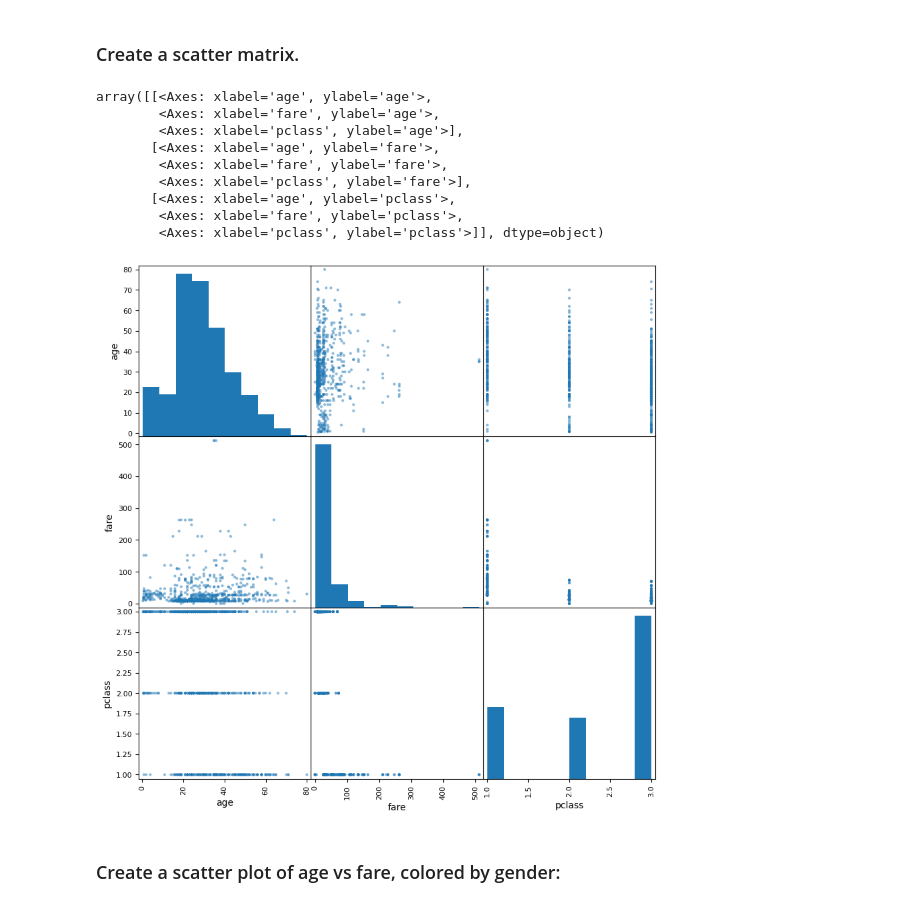
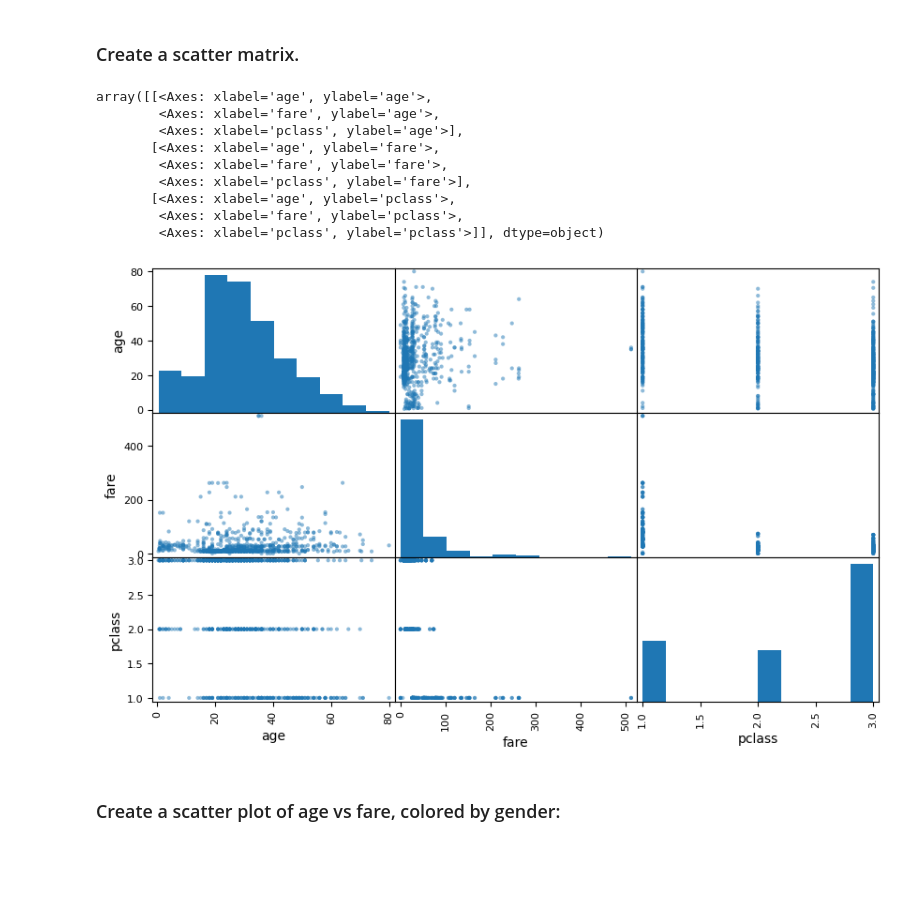
Before and after one commit to albertokabore/applied-ml-kabore, a Jupyter notebook: notebooks/project02/ml02_kabore.ipynb, the cells around one changed output. Cells and saved outputs as stored; diff of their text form; code cells hidden in the pictures; blank space fills up the shorter version.

```diff
--- a/notebooks/project02/ml02_kabore.ipynb
+++ b/notebooks/project02/ml02_kabore.ipynb
@@ -153,21 +153,21 @@ alone         0.404744  1.000000
 # %%
 # all imports get moved to the top - import each only once
 from pandas.plotting import scatter_matrix
 
 
 attributes = ['age', 'fare', 'pclass']
-scatter_matrix(titanic[attributes], figsize=(10, 10))
+scatter_matrix(titanic[attributes], figsize=(10, 6))
 # %% [output]
 array([[<Axes: xlabel='age', ylabel='age'>,
         <Axes: xlabel='fare', ylabel='age'>,
         <Axes: xlabel='pclass', ylabel='age'>],
        [<Axes: xlabel='age', ylabel='fare'>,
         <Axes: xlabel='fare', ylabel='fare'>,
         <Axes: xlabel='pclass', ylabel='fare'>],
        [<Axes: xlabel='age', ylabel='pclass'>,
         <Axes: xlabel='fare', ylabel='pclass'>,
         <Axes: xlabel='pclass', ylabel='pclass'>]], dtype=object)
-[figure, old version]
+[figure, new version]
 # %% [markdown]
 ### Create a scatter plot of age vs fare, colored by gender:
 # %%
```
Also changed, not shown: 1 other file.
